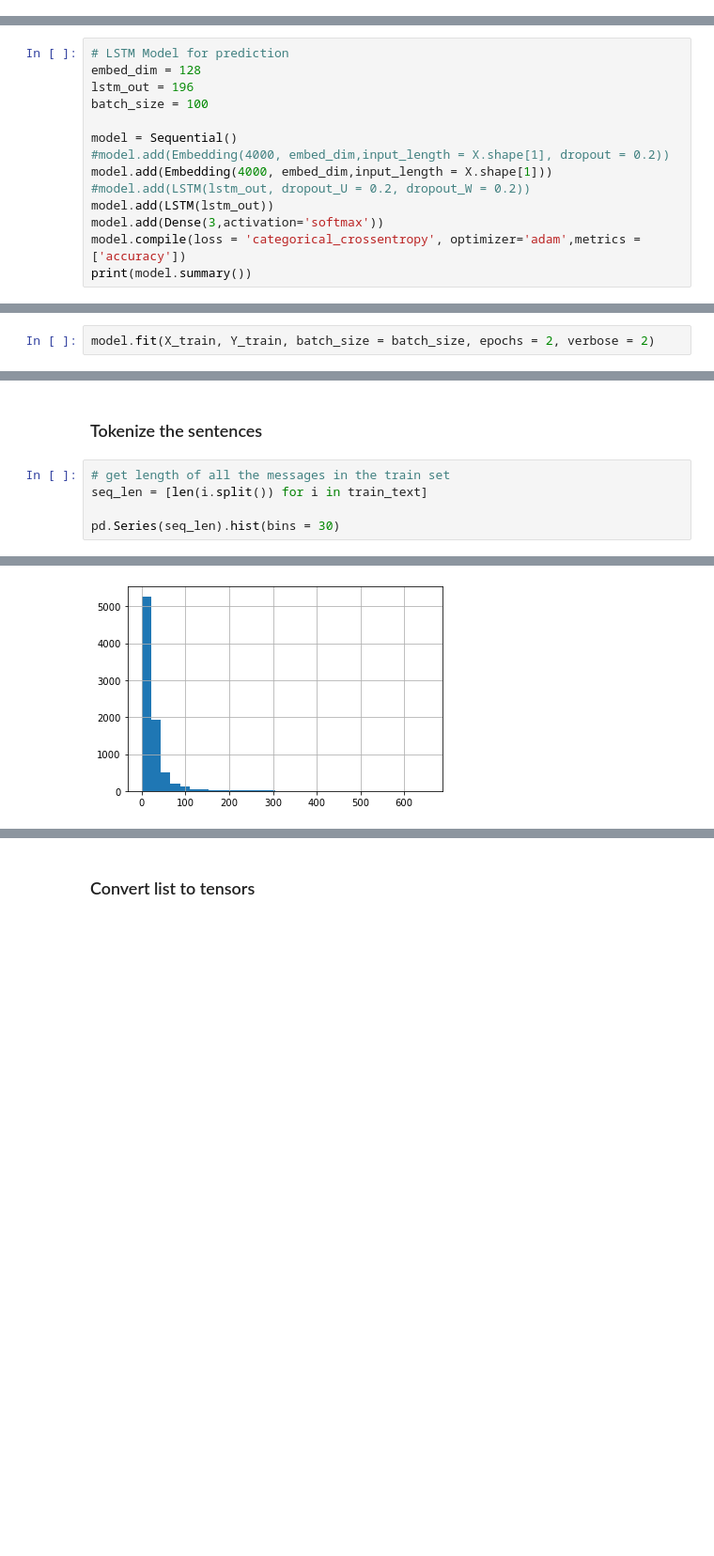
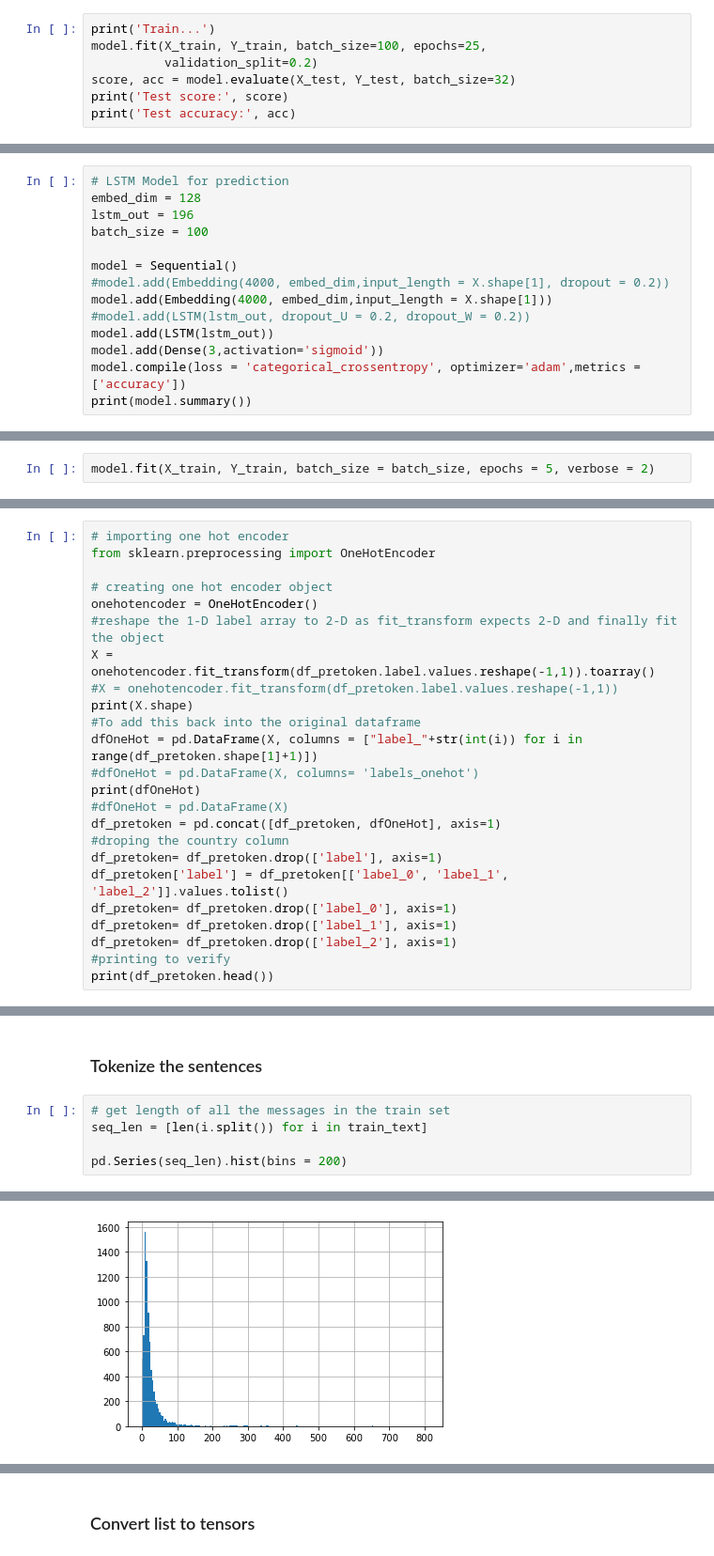
Before and after one commit to nkgci/ece570nlp, a Jupyter notebook: project_main_code.ipynb, the cells around one changed output, grey strips where cells are left out. Shown: that part at 94% size. Cells and saved outputs as stored; diff of their text form; blank space fills up the shorter version.

```diff
--- a/project_main_code.ipynb
+++ b/project_main_code.ipynb
@@ -440,0 +656,7 @@ print(f1_score(test_y[:,2], tmpMat[:,2], average='weighted'))
+# %%
+print('Train...')
+model.fit(X_train, Y_train, batch_size=100, epochs=25,
+          validation_split=0.2)
+score, acc = model.evaluate(X_test, Y_test, batch_size=32)
+print('Test score:', score)
+print('Test accuracy:', acc)
@@ -451,7 +748,7 @@ model = Sequential()
 model.add(Embedding(4000, embed_dim,input_length = X.shape[1]))
 #model.add(LSTM(lstm_out, dropout_U = 0.2, dropout_W = 0.2))
 model.add(LSTM(lstm_out))
-model.add(Dense(3,activation='softmax'))
+model.add(Dense(3,activation='sigmoid'))
 model.compile(loss = 'categorical_crossentropy', optimizer='adam',metrics = ['accuracy'])
 print(model.summary())
 # %% [output]
@@ -474,3 +773,3 @@ None
 # %%
-model.fit(X_train, Y_train, batch_size = batch_size, epochs = 2, verbose = 2)
+model.fit(X_train, Y_train, batch_size = batch_size, epochs = 5, verbose = 2)
 # %% [output]
@@ -745,0 +1093,24 @@ df_pretoken.head
+# %%
+# importing one hot encoder
+from sklearn.preprocessing import OneHotEncoder
+
+# creating one hot encoder object
+onehotencoder = OneHotEncoder()
+#reshape the 1-D label array to 2-D as fit_transform expects 2-D and finally fit the object
+X = onehotencoder.fit_transform(df_pretoken.label.values.reshape(-1,1)).toarray()
+#X = onehotencoder.fit_transform(df_pretoken.label.values.reshape(-1,1))
+print(X.shape)
+#To add this back into the original dataframe
+dfOneHot = pd.DataFrame(X, columns = ["label_"+str(int(i)) for i in range(df_pretoken.shape[1]+1)])
+#dfOneHot = pd.DataFrame(X, columns= 'labels_onehot')
+print(dfOneHot)
+#dfOneHot = pd.DataFrame(X)
+df_pretoken = pd.concat([df_pretoken, dfOneHot], axis=1)
+#droping the country column
+df_pretoken= df_pretoken.drop(['label'], axis=1)
+df_pretoken['label'] = df_pretoken[['label_0', 'label_1', 'label_2']].values.tolist()
+df_pretoken= df_pretoken.drop(['label_0'], axis=1)
+df_pretoken= df_pretoken.drop(['label_1'], axis=1)
+df_pretoken= df_pretoken.drop(['label_2'], axis=1)
+#printing to verify
+print(df_pretoken.head())
@@ -783,11 +1176,11 @@ print(sent_id)
 # %%
 # get length of all the messages in the train set
 seq_len = [len(i.split()) for i in train_text]
 
-pd.Series(seq_len).hist(bins = 30)
+pd.Series(seq_len).hist(bins = 200)
 # %% [output]
 <AxesSubplot:>
-[figure, old version]
+[figure, new version]
 # %%
 # tokenize and encode sequences in the training set
 tokens_train = tokenizer.batch_encode_plus(
```
Also changed, not shown: parts of 105 cells of this notebook, 5 other files.
